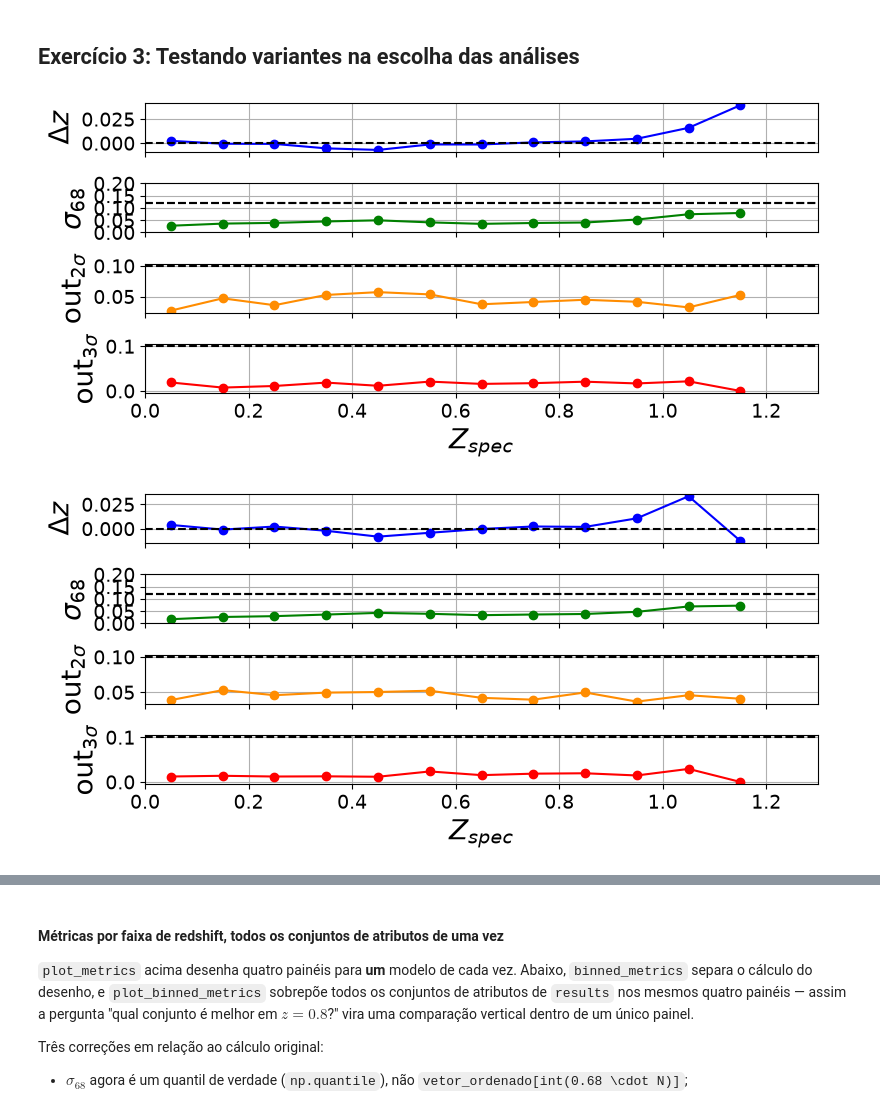
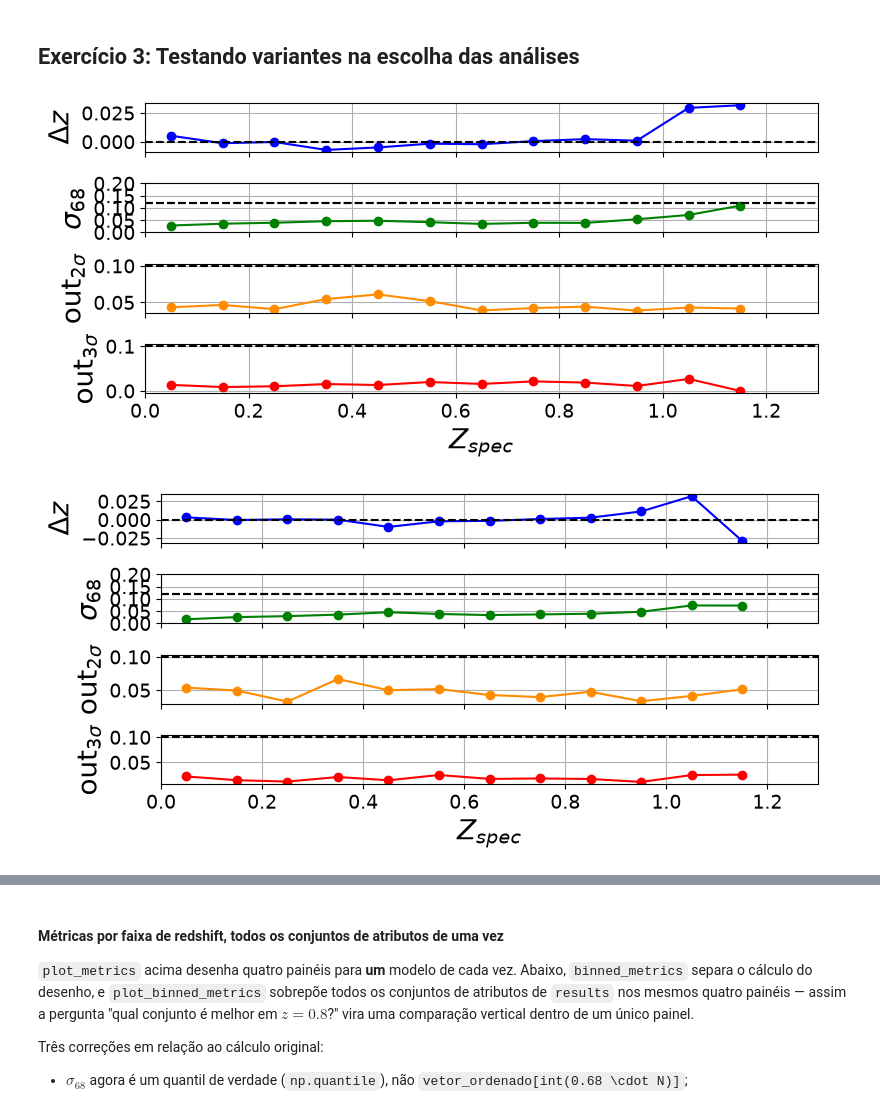
Before and after one commit to isasmatos/IA_school_CBPF_2026, a Jupyter notebook: notebooks/Aula-2/Aula-2b_PZ_est+metrics.ipynb, the cells around one changed output, grey strips where cells are left out. Drawn from its saved outputs; the diff is of its cells as text; code cells hidden in the pictures.

```diff
--- a/notebooks/Aula-2/Aula-2b_PZ_est+metrics.ipynb
+++ b/notebooks/Aula-2/Aula-2b_PZ_est+metrics.ipynb
@@ -512,8 +432,6 @@ def plot_predictions_panel(y_true, y_pred, title, ax=None, *,
 
     return ax, hexes
 # %%
-from sklearn.base import clone
-
 feature_sets = {
     'Magnitudes':              mags,
     'Colors':                  colors,
@@ -531,8 +449,10 @@ for name, X in feature_sets.items():
     # Same random_state and same target for every feature set, so the splits are
     # identical row-by-row: the panels then differ only by the features used,
     # never by which galaxies happened to land in the test set.
-    X_train_fs, X_test_fs, y_train_fs, y_test_fs = train_test_split(
-        X, redshifts, test_size=0.3, random_state=42)
+    X_train_fs, X_test_fs, y_train_fs, y_test_fs = train_test_split(X,
+                                                                    redshifts,
+                                                                    test_size=0.3,
+                                                                    random_state=42)
 
     model = clone(rf_base)          # fresh, unfitted, same hyperparameters
     model.fit(X_train_fs, y_train_fs)
@@ -727,11 +647,11 @@ def plot_metrics(zspec,
     plt.xlim(0, 1.3)
     plt.tight_layout()
 # %%
-plot_metrics(y_test, y_pred_rf, 1.6, initial=0)
-plot_metrics(y_test_clrmag_werr, y_pred_clrmag_werr, 1.6, initial=0)
+plot_metrics(z_spec_test, z_phot_mags, 1.6, initial=0)
+plot_metrics(z_spec_test, z_phot_clrmag_werr, 1.6, initial=0)
 # %% [output]
-[figure, old version]
+[figure, new version]
-[figure, old version]
+[figure, new version]
 # %%
 plot_metrics(redshifts, y_pred_cross_val, 1.6, initial=0)
 # %% [output]
```
Also changed, not shown: parts of 31 cells of this notebook.
